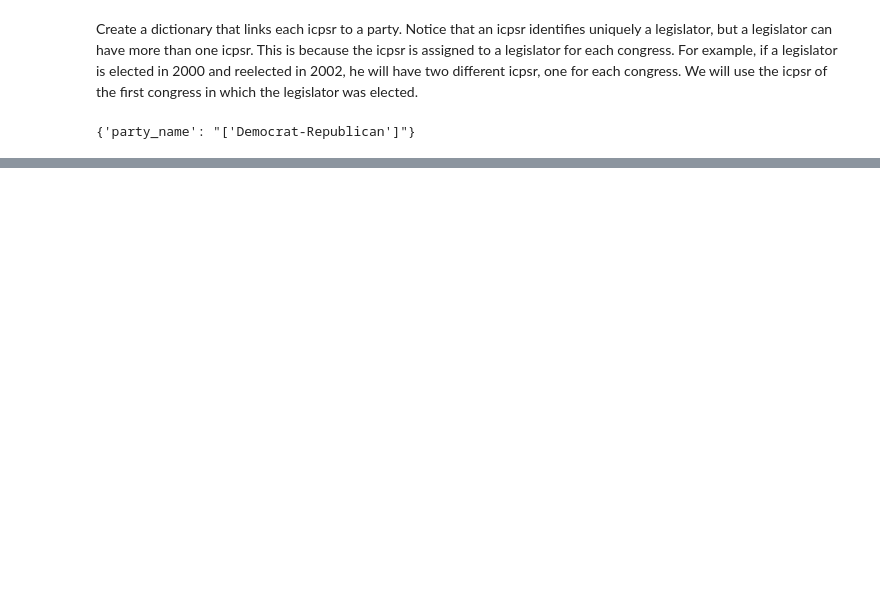
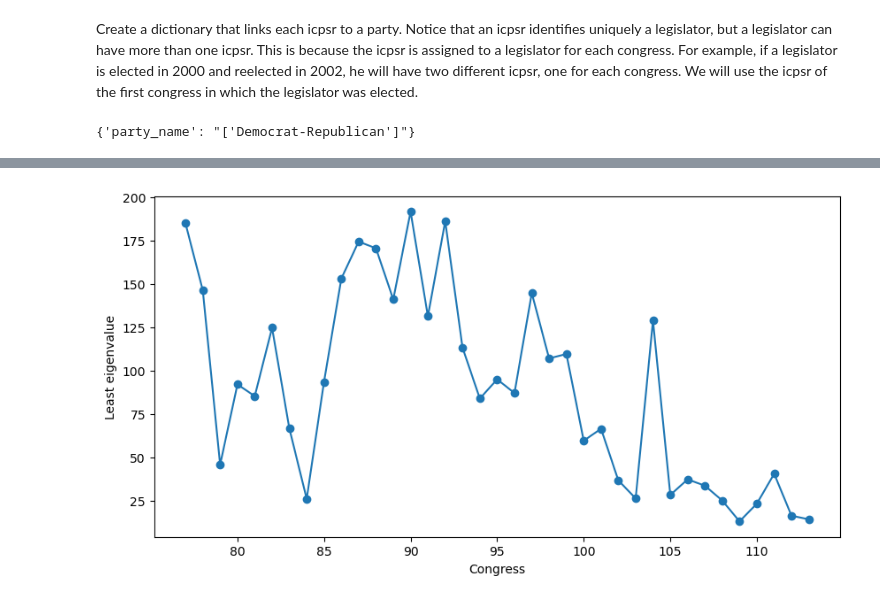
Before and after one commit to LeonardoAgasso/USA_Congress_SigNet, a Jupyter notebook: notebooks/frustrind_algconf.ipynb, the cells around one changed output, grey strips where cells are left out. Drawn from its saved outputs; the diff is of its cells as text; code cells hidden in the pictures; blank space fills up the shorter version.

```diff
--- a/notebooks/frustrind_algconf.ipynb
+++ b/notebooks/frustrind_algconf.ipynb
@@ -102,7 +102,7 @@ def draw_graph(df, pol_dic):
 
     colors = [node[1]['color'] for node in G.nodes(data=True)]
 
-    fig, ax, pos, least_eigenvalue = draw_signed_networkx(G, node_color=colors, compact = True, theme="white", normalize=True, scale='log', jittering=0.01, margin=0.2, show_rotation=False, highlight_edges='frustrated', remove_n_outliers=3,sort_by='party');
+    fig, ax, pos, least_eigenvalue = draw_signed_networkx(G, node_color=colors, compact = True, theme="white", normalize=True, scale='log', jittering=0.01, margin=0.2, show_rotation=False, highlight_edges='frustrated', remove_n_outliers=3, sort_by='party')
 
     # print infos about users per party
     positions_party = {'pos': {'Democrat': 0,'Republican':0}, 'neg': {'Democrat': 0,'Republican':0}}
@@ -122,6 +122,8 @@ def draw_graph(df, pol_dic):
 
 
     plt.show()
+
+    return least_eigenvalue
 # %%
 def read_edgelist(folder, threshold_pos, threshold_neg):
     # read edgelist
@@ -130,16 +132,25 @@ def read_edgelist(folder, threshold_pos, threshold_neg):
     df_neg = df.loc[(df['weight']==-1)&(df['perc']>threshold_neg)].copy()
     df = pd.concat([df_pos, df_neg])
 
-    draw_graph(df, pol_dic)
+
+    least_eigen = draw_graph(df, pol_dic)
+
+    return least_eigen
 # %%
 thresholds_path = '../dataset/thresholds/'
 edgelists_path = '../dataset/edgelists/'
+# %%
+eigenvalues = {}
 # %%
-for clausen in clausen_cat_dic.values():
-	for csv in glob.glob(edgelists_path + 'votes_house_clausen_edgelists/' + clausen + '/*.csv'):
+temp=True
+while(temp==True):
+	for csv in tqdm(glob.glob(edgelists_path + 'votes_house_clausen_edges/' + 'Civil_Liberties' + '/*.csv')):
 		n_congress = int(os.path.basename(csv).replace('congress_', '').replace('.csv', ''))
-		temp = pd.read_csv(thresholds_path + 'house_clausen_thresholds/' + clausen + '/' + n_congress + '_dic_thresholds_norm.csv')
+		print(n_congress)
+		temp = pd.read_csv(thresholds_path + 'house_clausen_thresholds/' + 'Civil_Liberties' + '/' + str(n_congress) + '_dic_thresholds_norm.csv')
 		threshold_pos = temp.iloc[0]['pos_threshold']
 		threshold_neg = temp.iloc[0]['neg_threshold']
+		least_eigevalue = read_edgelist('../dataset/edgelists/votes_house_clausen_edges/' + 'Civil_Liberties' + '/congress_' + str(n_congress) + '.csv', threshold_pos, threshold_neg)
+		eigenvalues[n_congress] = least_eigevalue
 
-		read_edgelist('../../dataset/edgelists/votes_house_clausen_edges/' + clausen + '/congress_'+n_congress+'.csv', threshold_pos, threshold_neg)
+	temp = False
@@ -145,0 +171,9 @@ for clausen in clausen_cat_dic.values():
+# %%
+#plot the eigenvalues sorted by congress
+plt.figure(figsize=(10, 5))
+plt.plot(sorted(eigenvalues.keys()), [eigenvalues[x] for x in sorted(eigenvalues.keys())], 'o-')
+plt.xlabel('Congress')
+plt.ylabel('Least eigenvalue')
+plt.show()
+# %% [output]
+[figure, added]
```
Also changed, not shown: parts of 1 cell of this notebook, 2 other files.
